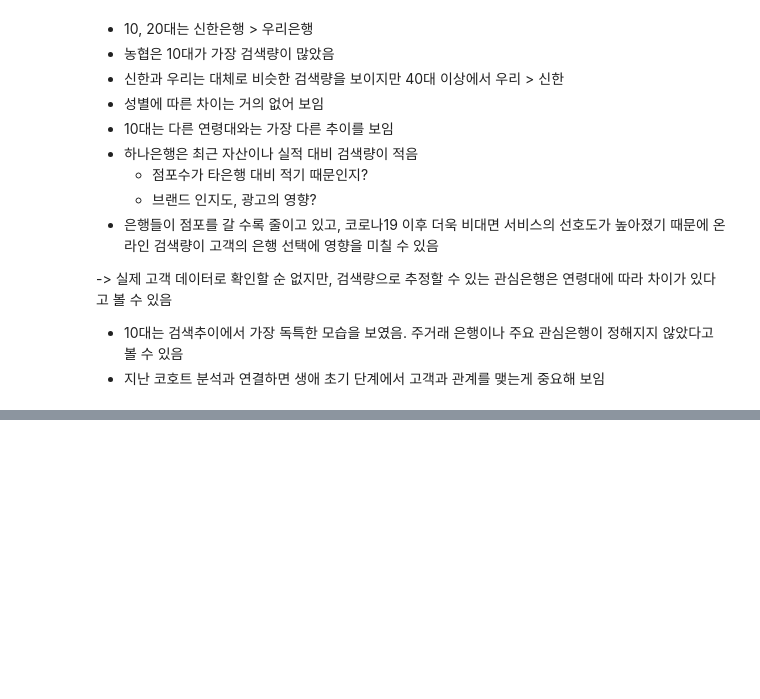
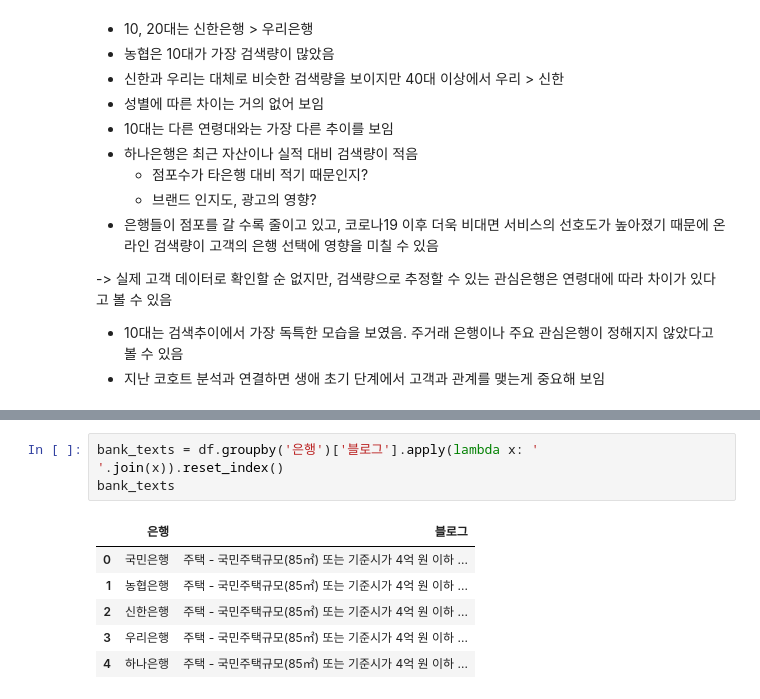
Before and after one commit to kikipark9/ML_Team_Project, a Jupyter notebook: eda_source/naver_search.ipynb, the cells around one changed output, grey strips where cells are left out. Cells and saved outputs as stored; diff of their text form; blank space fills up the shorter version.

```diff
--- a/eda_source/naver_search.ipynb
+++ b/eda_source/naver_search.ipynb
@@ -306,0 +398,10 @@ for age, gender, title in age_gender_combination:
+# %%
+bank_texts = df.groupby('은행')['블로그'].apply(lambda x: ' '.join(x)).reset_index()
+bank_texts
+# %% [output]
+|  | 은행 | 블로그 |
+| 0 | 국민은행 | 주택 - 국민주택규모(85㎡) 또는 기준시가 4억 원 이하 ... |
+| 1 | 농협은행 | 주택 - 국민주택규모(85㎡) 또는 기준시가 4억 원 이하 ... |
+| 2 | 신한은행 | 주택 - 국민주택규모(85㎡) 또는 기준시가 4억 원 이하 ... |
+| 3 | 우리은행 | 주택 - 국민주택규모(85㎡) 또는 기준시가 4억 원 이하 ... |
+| 4 | 하나은행 | 주택 - 국민주택규모(85㎡) 또는 기준시가 4억 원 이하 ... |
```
Also changed, not shown: parts of 11 cells of this notebook.
